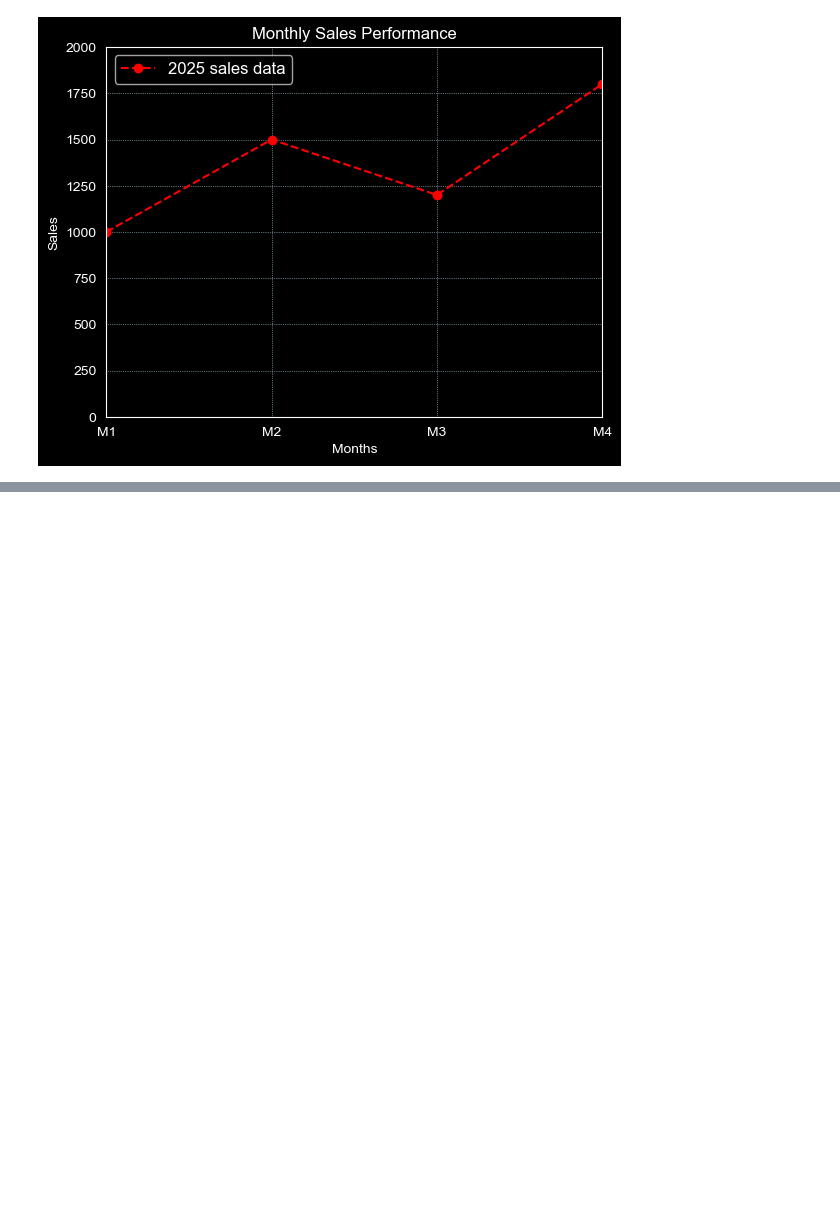
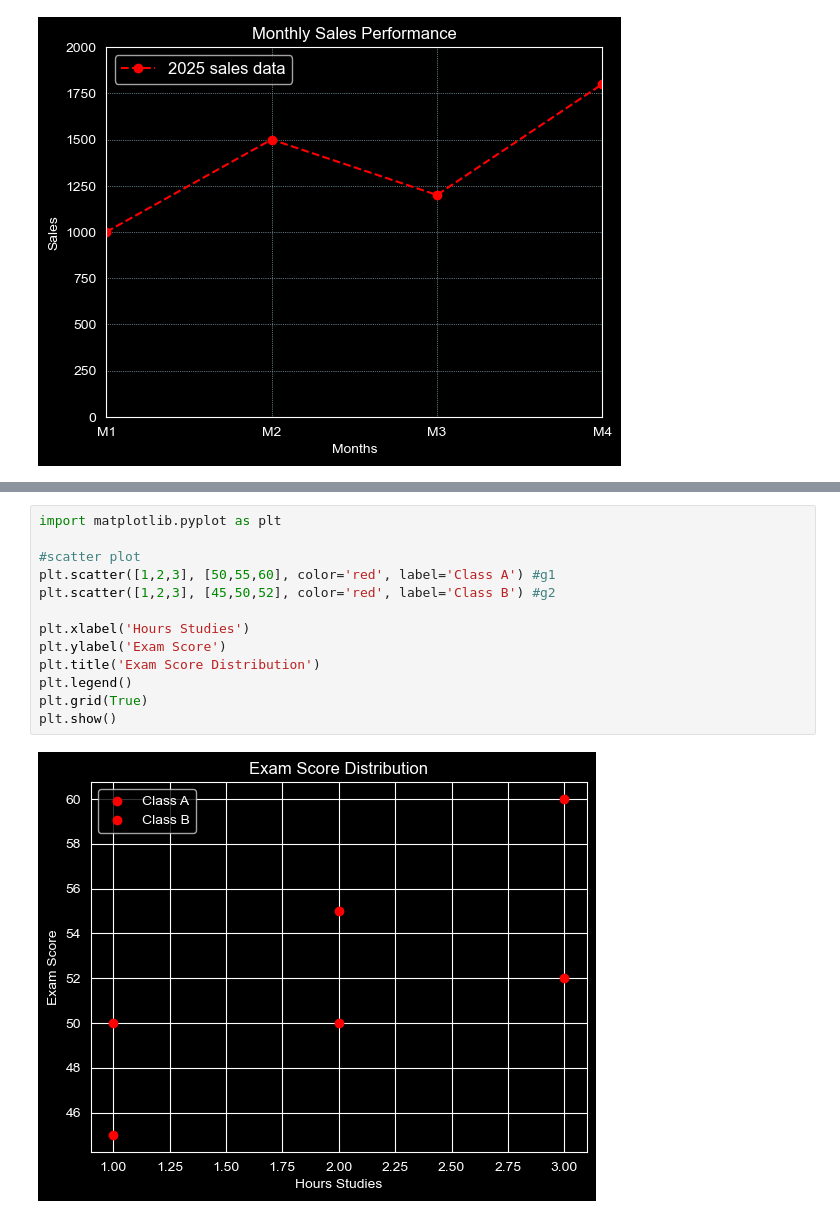
Before and after one commit to Geetansh124/Learn-PYthon-Progarmming, a Jupyter notebook: Python Programming/Python Libraries/Matplotlib/matplotlib.ipynb, the cells around one changed output, grey strips where cells are left out. Drawn from its saved outputs; the diff is of its cells as text; blank space fills up the shorter version.

```diff
--- a/Python Programming/Python Libraries/Matplotlib/matplotlib.ipynb
+++ b/Python Programming/Python Libraries/Matplotlib/matplotlib.ipynb
@@ -99,0 +130,15 @@ plt.show()
+# %%
+import matplotlib.pyplot as plt
+
+#scatter plot
+plt.scatter([1,2,3], [50,55,60], color='red', label='Class A') #g1
+plt.scatter([1,2,3], [45,50,52], color='red', label='Class B') #g2
+
+plt.xlabel('Hours Studies')
+plt.ylabel('Exam Score')
+plt.title('Exam Score Distribution')
+plt.legend()
+plt.grid(True)
+plt.show()
+# %% [output]
+[figure, added]
```
Also changed, not shown: parts of 8 cells of this notebook.
